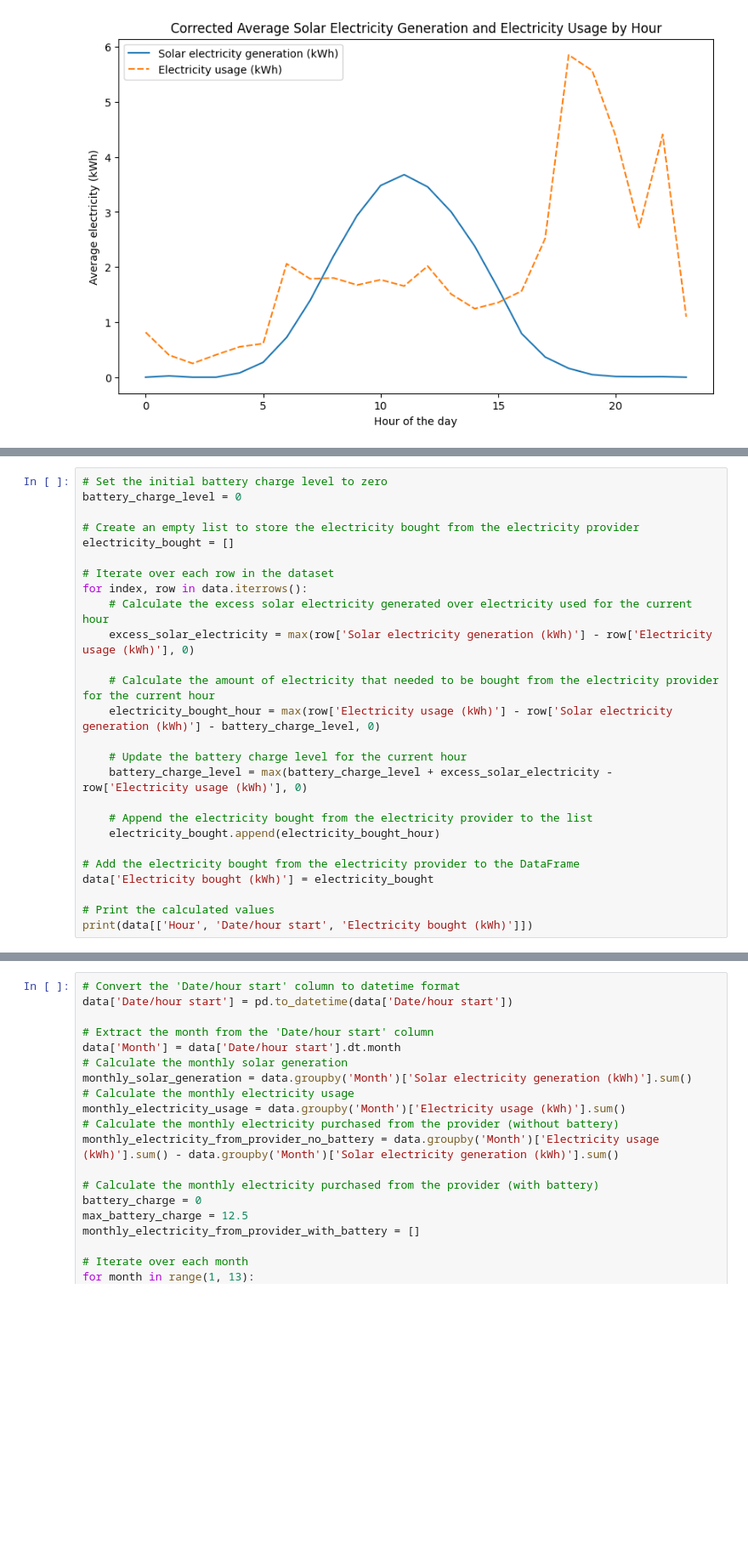
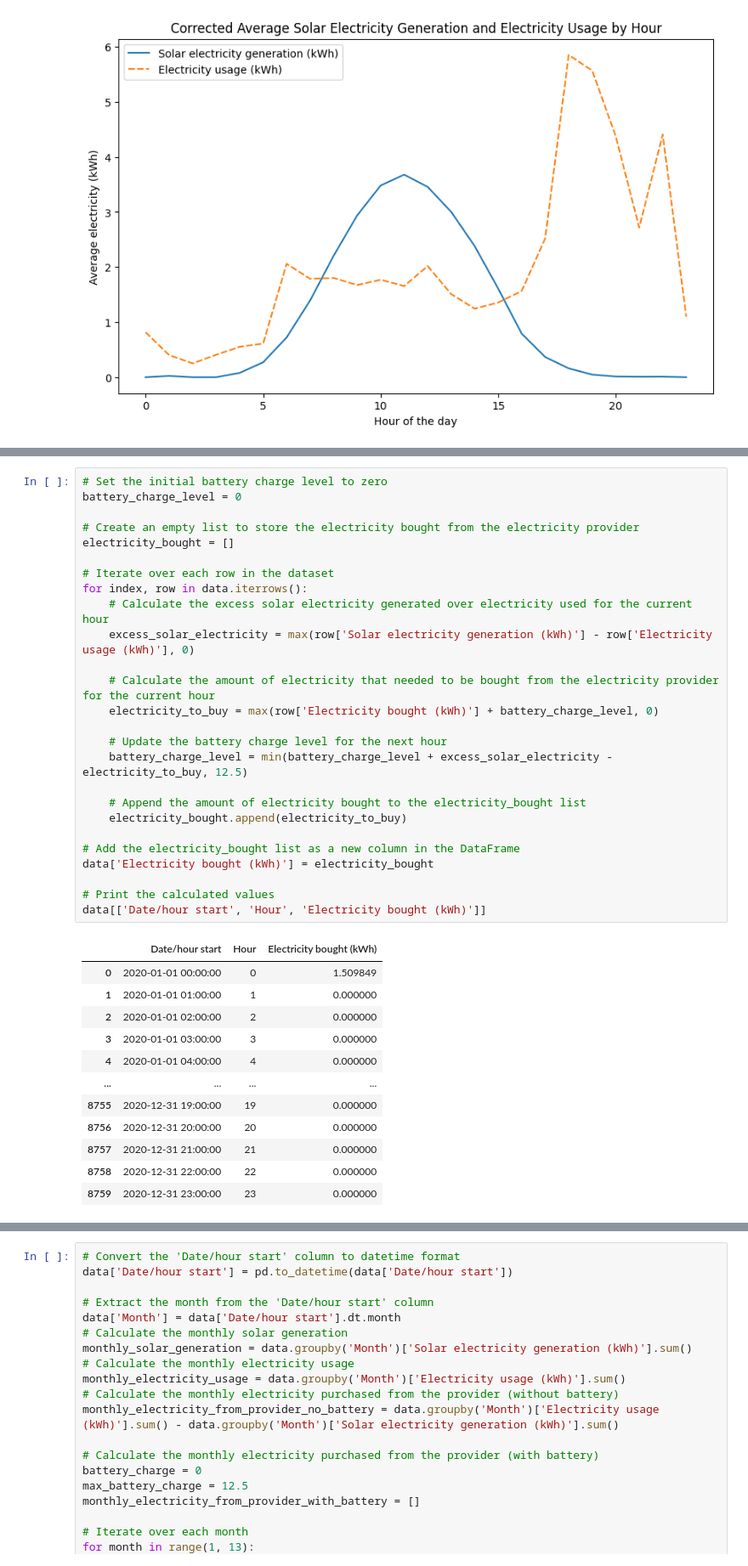
Before and after one commit to liyanse/Pula.io, a Jupyter notebook: Technical_Assessment.ipynb, the cells around one changed output, grey strips where cells are left out. Shown: that part at 85% size. Drawn from its saved outputs; the diff is of its cells as text; blank space fills up the shorter version.

```diff
--- a/Technical Assesment.ipynb
+++ b/Technical_Assessment.ipynb
@@ -224,27 +286,39 @@ data[['Hour', 'Date/hour start', 'Cumulative battery charge level (kWh)']]
 # %%
 # Set the initial battery charge level to zero
 battery_charge_level = 0
 
 # Create an empty list to store the electricity bought from the electricity provider
 electricity_bought = []
 
 # Iterate over each row in the dataset
 for index, row in data.iterrows():
     # Calculate the excess solar electricity generated over electricity used for the current hour
     excess_solar_electricity = max(row['Solar electricity generation (kWh)'] - row['Electricity usage (kWh)'], 0)
 
     # Calculate the amount of electricity that needed to be bought from the electricity provider for the current hour
-    electricity_bought_hour = max(row['Electricity usage (kWh)'] - row['Solar electricity generation (kWh)'] - battery_charge_level, 0)
+    electricity_to_buy = max(row['Electricity bought (kWh)'] + battery_charge_level, 0)
 
-    # Update the battery charge level for the current hour
-    battery_charge_level = max(battery_charge_level + excess_solar_electricity - row['Electricity usage (kWh)'], 0)
+    # Update the battery charge level for the next hour
+    battery_charge_level = min(battery_charge_level + excess_solar_electricity - electricity_to_buy, 12.5)
 
-    # Append the electricity bought from the electricity provider to the list
-    electricity_bought.append(electricity_bought_hour)
+    # Append the amount of electricity bought to the electricity_bought list
+    electricity_bought.append(electricity_to_buy)
 
-# Add the electricity bought from the electricity provider to the DataFrame
+# Add the electricity_bought list as a new column in the DataFrame
 data['Electricity bought (kWh)'] = electricity_bought
 
 # Print the calculated values
-print(data[['Hour', 'Date/hour start', 'Electricity bought (kWh)']])
+data[['Date/hour start', 'Hour', 'Electricity bought (kWh)']]
 # %% [output]
+|  | Date/hour start | Hour | Electricity bought (kWh) |
+| 0 | 2020-01-01 00:00:00 | 0 | 1.509849 |
+| 1 | 2020-01-01 01:00:00 | 1 | 0.000000 |
+| 2 | 2020-01-01 02:00:00 | 2 | 0.000000 |
+| 3 | 2020-01-01 03:00:00 | 3 | 0.000000 |
+| 4 | 2020-01-01 04:00:00 | 4 | 0.000000 |
+| ... | ... | ... | ... |
+| 8755 | 2020-12-31 19:00:00 | 19 | 0.000000 |
+| 8756 | 2020-12-31 20:00:00 | 20 | 0.000000 |
+| 8757 | 2020-12-31 21:00:00 | 21 | 0.000000 |
+| 8758 | 2020-12-31 22:00:00 | 22 | 0.000000 |
+| 8759 | 2020-12-31 23:00:00 | 23 | 0.000000 |
```
Also changed, not shown: parts of 42 cells of this notebook, 1 other file.
